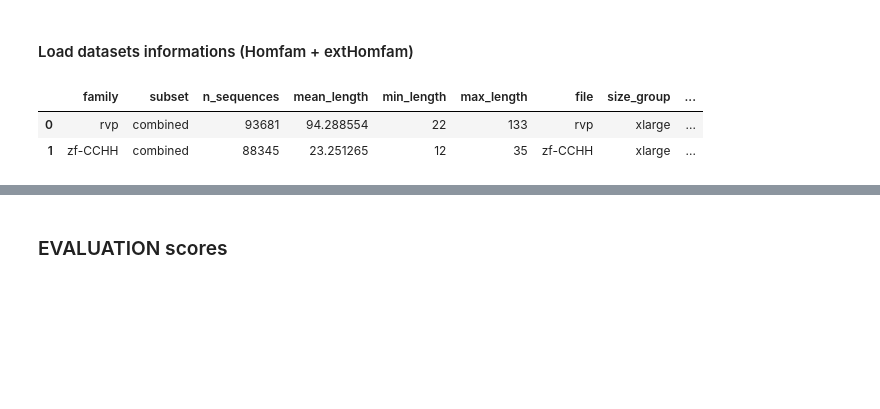
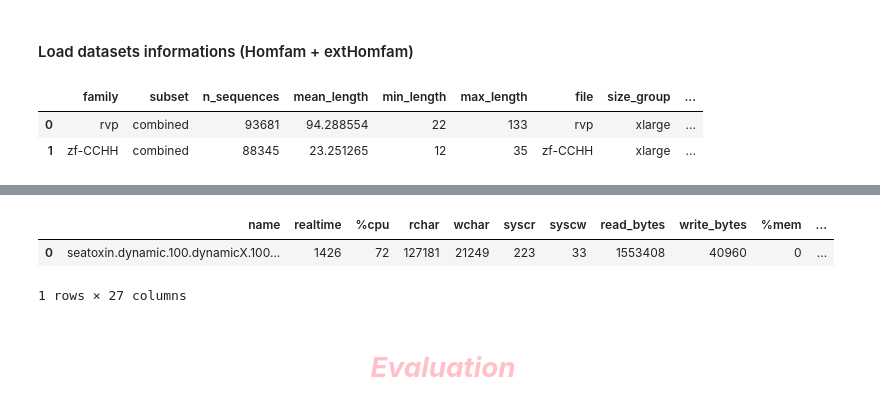
Before and after one commit to luisas/nf_structural_regression, a Jupyter notebook: notebook/01_benchmark.ipynb, the cells around one changed output, grey strips where cells are left out. Drawn from its saved outputs; the diff is of its cells as text; code cells hidden in the pictures; blank space fills up the shorter version.

```diff
--- a/notebook/01_benchmark.ipynb
+++ b/notebook/01_benchmark.ipynb
@@ -15,24 +12,0 @@ dataset = "homfam"
-# %%
-### parse trace files
-def get_computation_times(evaluation_dir, dataset, task):
-    # Extract trace files w/ corresponding alignments
-    traces = pd.DataFrame()
-    alignments_dir = join(evaluation_dir,task)
-    for fam in listdir(alignments_dir):
-        family_dir=join(alignments_dir, fam)
-        # For each family
-        for f in listdir(family_dir):
-            # Extract trace file
-            if(os.path.isdir(join(family_dir,f))):
-                # parse trace
-                name_trace = ".command.trace"
-                trace = join(join(family_dir,f), name_trace)
-                df = pd.read_csv(trace, sep = "=").T
-                df = df.rename(index={'nextflow.trace/v2': f})
-                traces = traces.append(df)
-
-    # Trace files parsed
-    traces = traces.reset_index(level=0)
-    traces = traces.rename(columns={'index': 'name'})
-    traces["benchmarking_dataset"] = dataset
-    return(traces)
@@ -112,0 +140,3 @@ sns.despine(offset=10, trim=True)
+# %%
+# ---------- EXTRACT SEQUENCES ---------------
+traces_extracted_sequences_homfam = get_computation_times(join(evaluation_dir, "homfam"), "homfam", "seqs_extracted")
@@ -113,2 +148,11 @@ sns.despine(offset=10, trim=True)
+# %%
+# ---------- CONCATENATE AL OF THEM IN ONE ---------------
+traces = traces_extracted_sequences_homfam
+# %%
+traces.head(1)
+# %% [output]
+|  | name | realtime | %cpu | rchar | wchar | syscr | syscw | read_bytes | write_bytes | %mem | ... |
+| 0 | seatoxin.dynamic.100.dynamicX.100... | 1426 | 72 | 127181 | 21249 | 223 | 33 | 1553408 | 40960 | 0 | ... |
+1 rows × 27 columns
 # %% [markdown]
-### EVALUATION scores
+# <div style="text-align: center;"> <span align="center" style="color:pink">_________Evaluation_________</span> </div>
```
Also changed, not shown: parts of 29 cells of this notebook, 4 other files.
